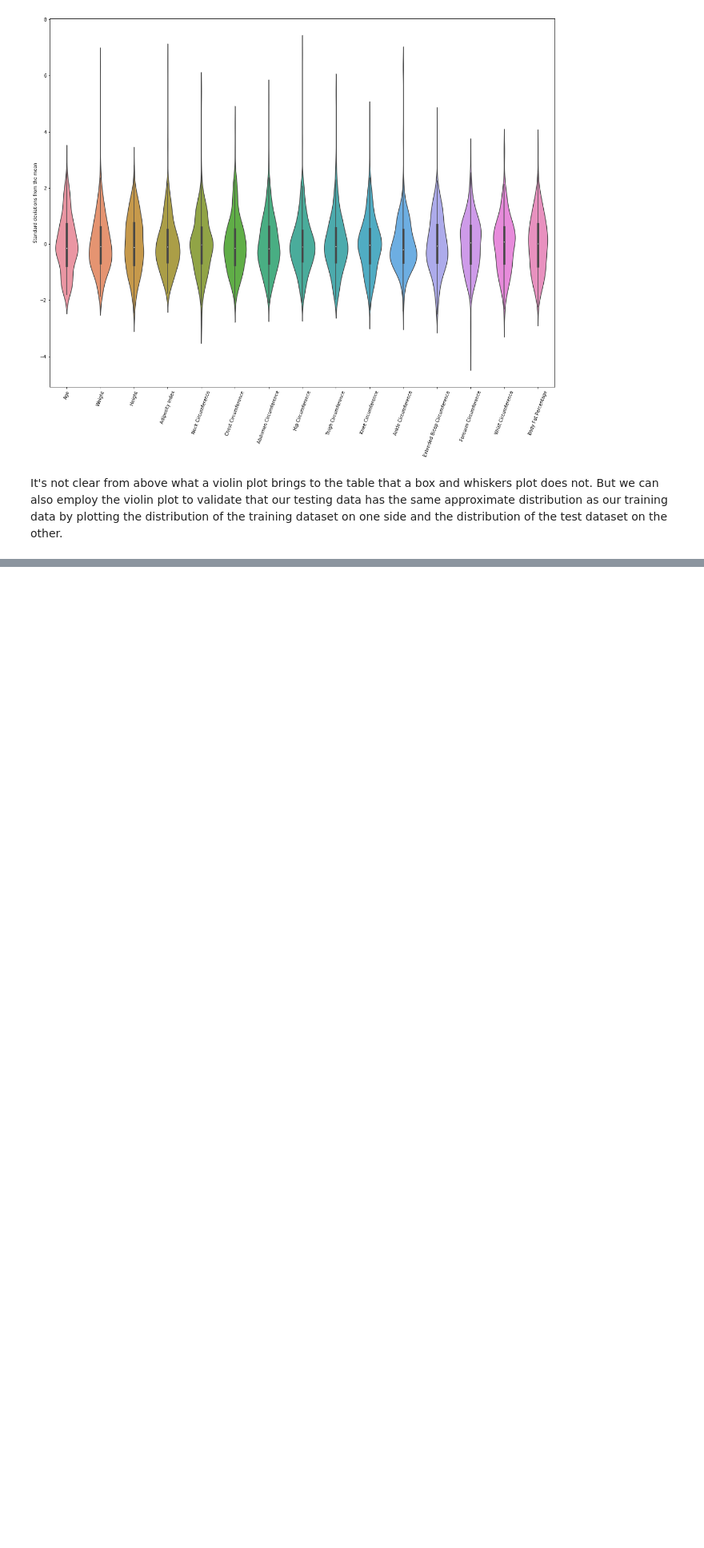
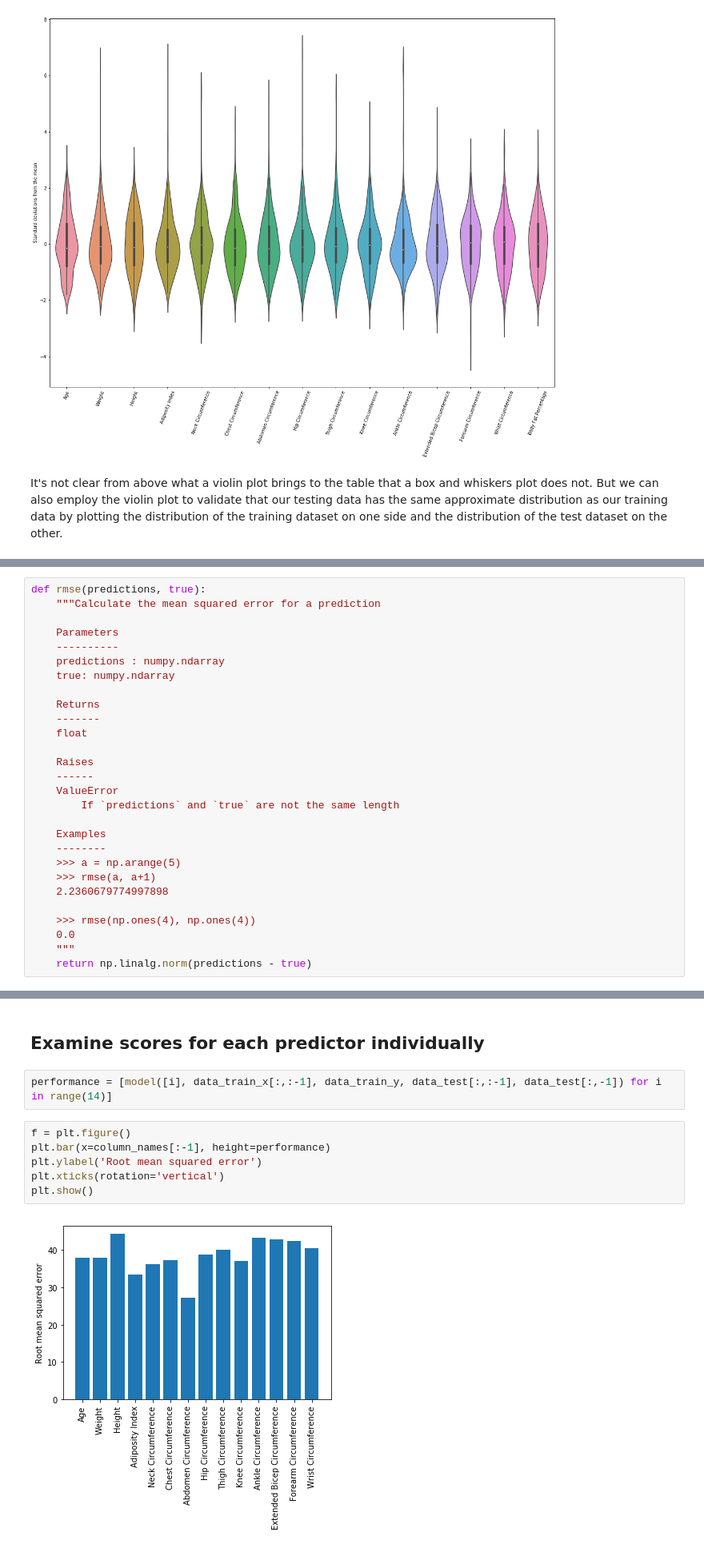
Before and after one commit to piovere/nucnotes, a Jupyter notebook: ne579/Homework/hw03/NE579 Homework 03.ipynb, the cells around one changed output, grey strips where cells are left out. Shown at 80% size. Drawn from its saved outputs; the diff is of its cells as text; blank space fills up the shorter version.

```diff
--- a/ne579/Homework/hw03/NE579 Homework 03.ipynb
+++ b/ne579/Homework/hw03/NE579 Homework 03.ipynb
@@ -260,0 +377,28 @@ It's not clear from above what a violin plot brings to the table that a box and
+# %%
+def rmse(predictions, true):
+    """Calculate the mean squared error for a prediction
+
+    Parameters
+    ----------
+    predictions : numpy.ndarray
+    true: numpy.ndarray
+
+    Returns
+    -------
+    float
+
+    Raises
+    ------
+    ValueError
+        If `predictions` and `true` are not the same length
+
+    Examples
+    --------
+    >>> a = np.arange(5)
+    >>> rmse(a, a+1)
+    2.2360679774997898
+
+    >>> rmse(np.ones(4), np.ones(4))
+    0.0
+    """
+    return np.linalg.norm(predictions - true)
@@ -260,0 +456,12 @@ It's not clear from above what a violin plot brings to the table that a box and
+# %% [markdown]
+## Examine scores for each predictor individually
+# %%
+performance = [model([i], data_train_x[:,:-1], data_train_y, data_test[:,:-1], data_test[:,-1]) for i in range(14)]
+# %%
+f = plt.figure()
+plt.bar(x=column_names[:-1], height=performance)
+plt.ylabel('Root mean squared error')
+plt.xticks(rotation='vertical')
+plt.show()
+# %% [output]
+[figure, added]
```
Also changed, not shown: parts of 37 cells of this notebook.
